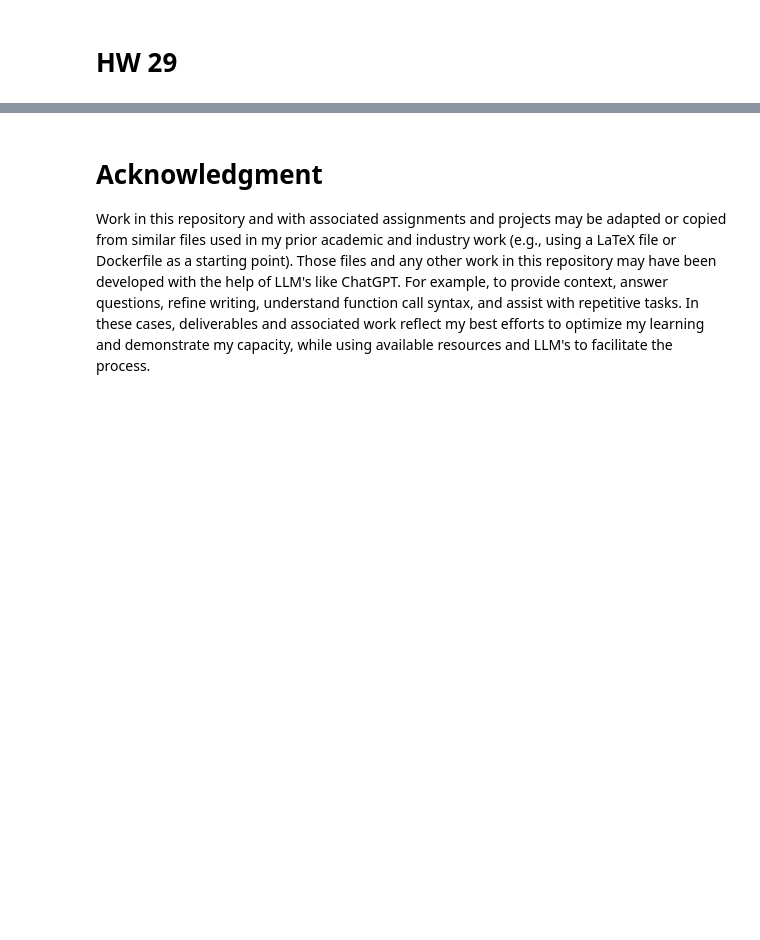
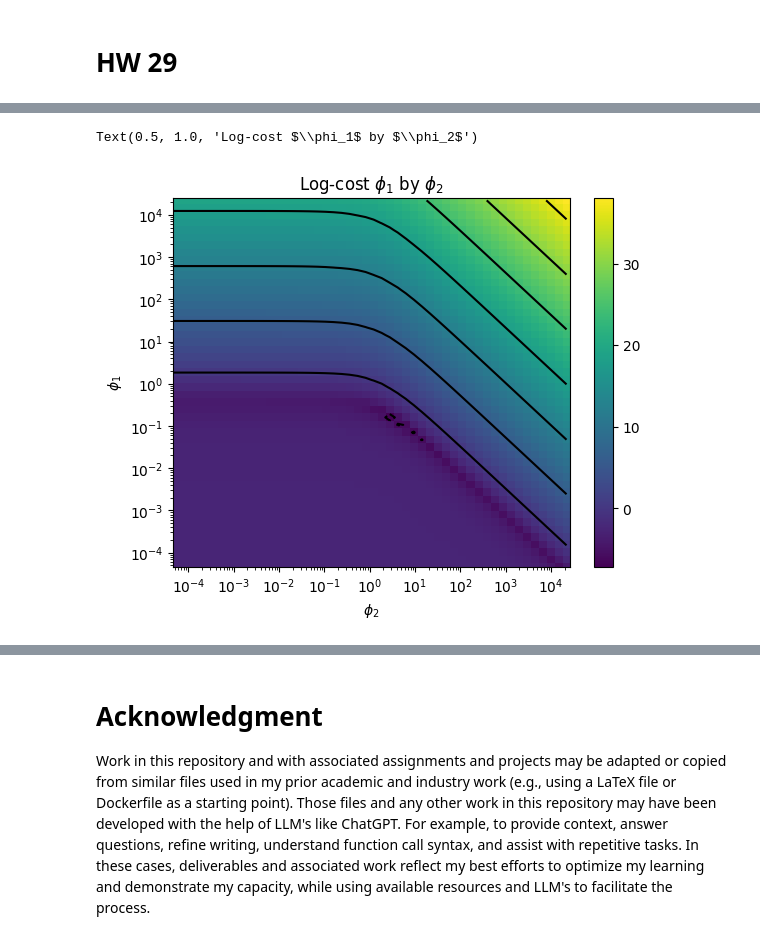
Before and after one commit to jwb-byu/cs-580-misc, a Jupyter notebook: hw/hw29/hw29.ipynb, the cells around one changed output, grey strips where cells are left out. Drawn from its saved outputs; the diff is of its cells as text; code cells hidden in the pictures; blank space fills up the shorter version.

```diff
--- a/hw/hw29/hw29.ipynb
+++ b/hw/hw29/hw29.ipynb
@@ -41,12 +106,15 @@ raise NotImplementedError("TODO")
 # b. Consider what happens when ϕ2 is much larger than ϕ1. What would the numerator simplify
 # to? Rewrite the model with this simplifying assumption.
 
-# when ϕ2 is much larger than ϕ1:
-def f(theta, u):
+# when ϕ2 is much larger than ϕ1, the numerator simplifies to th1*th2*u,
+# as if ϕ1 is negligible/zero but not zero
+def f_2morethan1(theta: np.ndarray, u: float):
     th1, th2, th3, th4 = theta
-    numerator = th2*u
+    numerator = th1*th2*u
     denominator = u**2+th3*u+th4
     return numerator/denominator
+
+simplified_callables_b = [f_2morethan1]
 # %%
 # c. Repeat part b for ϕ3 and ϕ4. Why did we ignore ϕ1?
 
@@ -59,3 +147,39 @@ def f(theta, u):
 # %%
-# d. For the full model, construct a cost surface running from−10 ≤ log(θi) ≤ 10. Produce six
+# d. For the full model, construct a cost surface running from −10 ≤ log(θi) ≤ 10. Produce six
 # plots which slow slices of the cost surface with respect to pairs of the model parameters.
+
+def c(theta, enzy, rate):
+    x_hat = f_vec(theta, enzy)
+    diff = x_hat-rate
+    norm_d = np.linalg.norm(diff, ord=2)
+    return 0.5 * norm_d**2
+
+# our cost surface range is equivalent to e^−10 ≤ θi ≤ e^10
+log_theta_range = np.linspace(-10, 10, 50)
+theta_range = np.exp(log_theta_range)
+meshg = np.meshgrid(theta_range, theta_range)
+
+c_surf_values = np.zeros((50, 50, 50, 50))
+for i, th1 in enumerate(theta_range):
+    for j, th2 in enumerate(theta_range):
+        for k, th3 in enumerate(theta_range):
+            for l, th4 in enumerate(theta_range):
+                theta = np.array([th1, th2, th3, th4]).flatten()
+                c_surf_values[i, j, k, l] = c(theta, enzy, rate)
+log_c_tensor = np.log(c_surf_values)
+
+# this is a 4-D tensor, so let's visualize slices
+# %%
+# th1 x th2
+
+plt.contour(*meshg, log_c_tensor[:, :, 25, 25], colors="black")
+plt.pcolormesh(*meshg, log_c_tensor[:, :, 25, 25])
+plt.colorbar()
+plt.xscale("log")
+plt.yscale("log")
+plt.ylabel(r'$\phi_1$')
+plt.xlabel(r'$\phi_2$')
+plt.title(f"Log-cost {r'$\phi_1$'} by {r'$\phi_2$'}")
+# %% [output]
+Text(0.5, 1.0, 'Log-cost $\\phi_1$ by $\\phi_2$')
+[figure, added]
```
Also changed, not shown: parts of 18 cells of this notebook.
